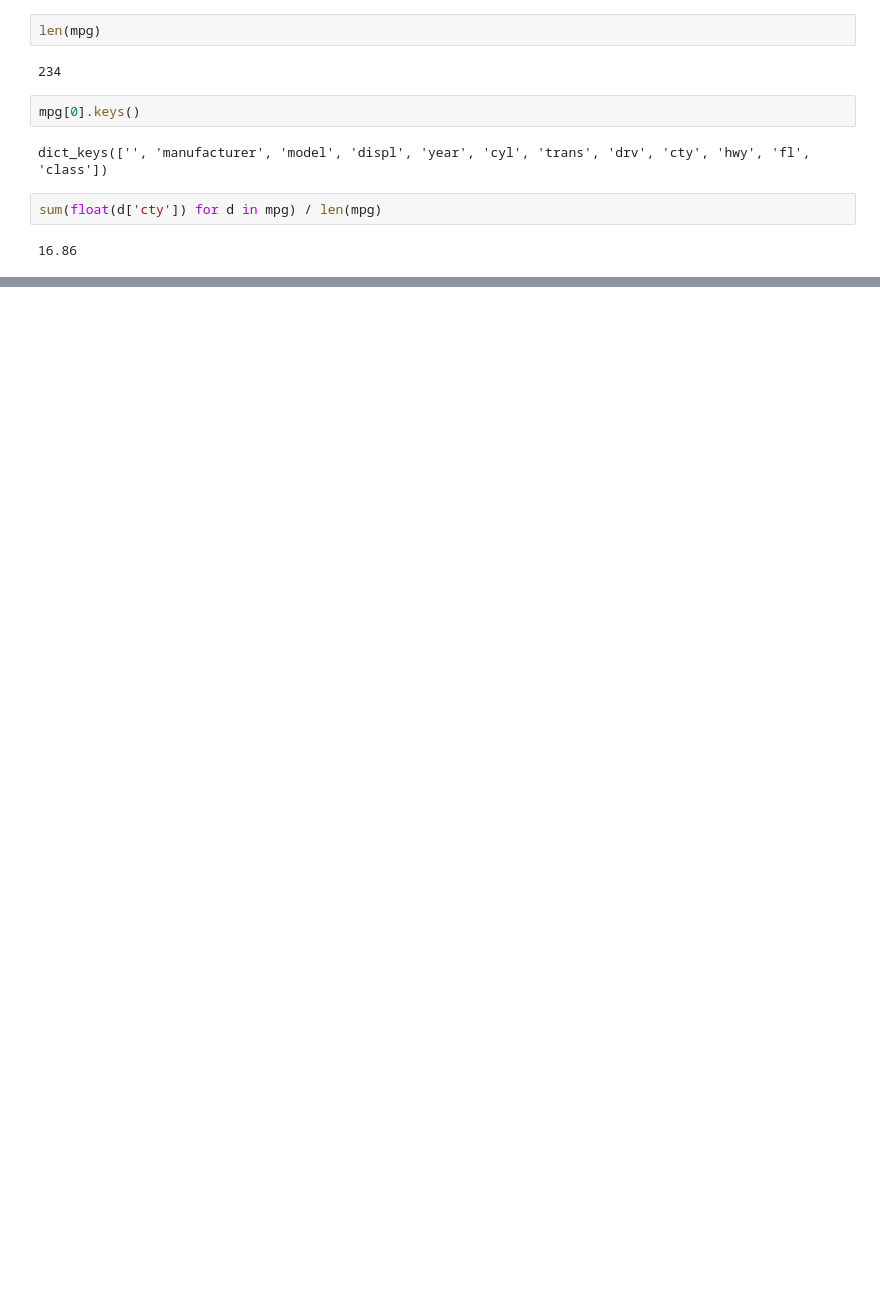
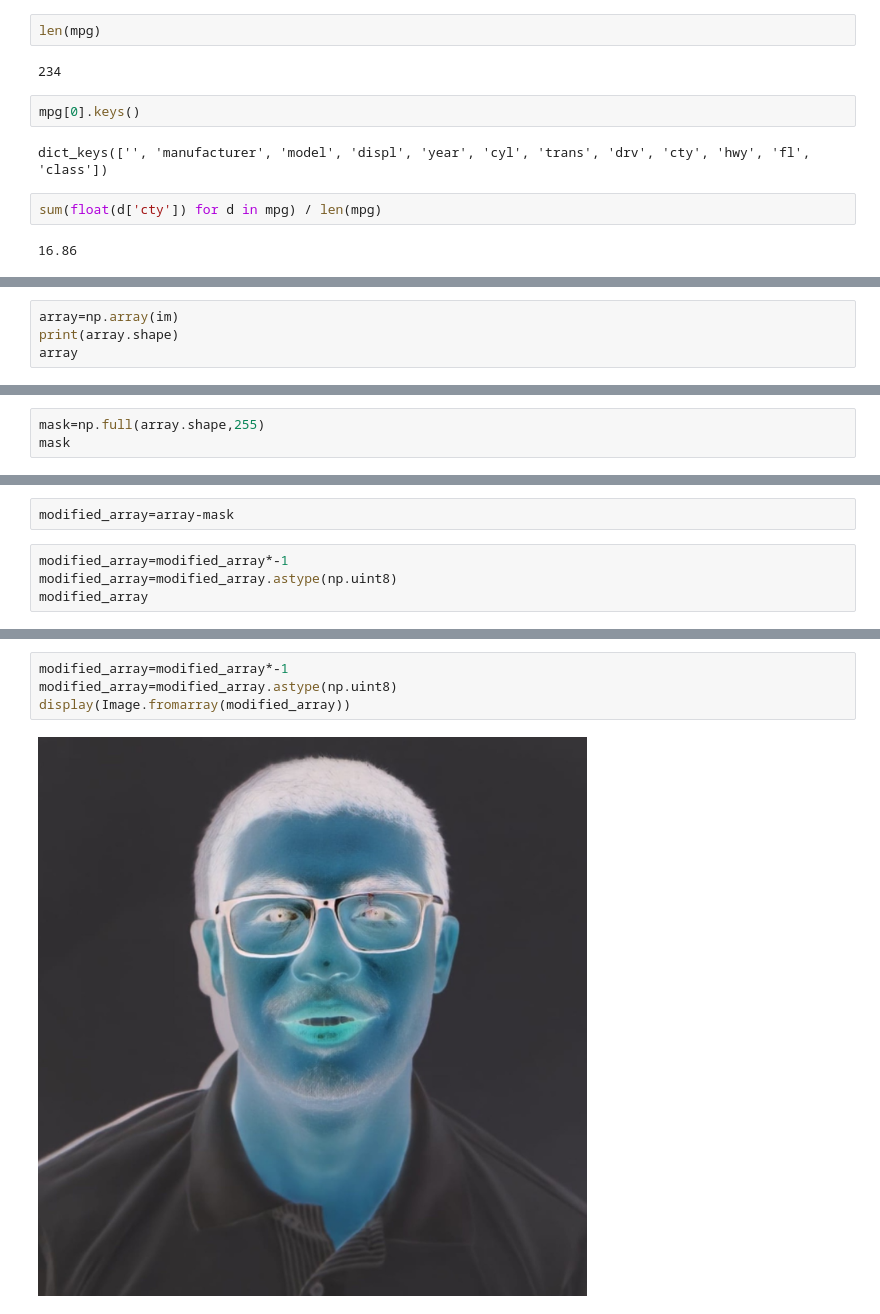
Before and after one commit to mrioshe/AppliedDataScienceWithPython, a Jupyter notebook: IntroductionToDataScienceInPython/week1_fundamentalsOfDataManipulationWithPython/week1_fundamentalsOfDataManipulation2.ipynb, the cells around one changed output, grey strips where cells are left out. Drawn from its saved outputs; the diff is of its cells as text; blank space fills up the shorter version.

```diff
--- a/IntroductionToDataScienceInPython/week1_fundamentalsOfDataManipulationWithPython/week1_fundamentalsOfDataManipulation2.ipynb
+++ b/IntroductionToDataScienceInPython/week1_fundamentalsOfDataManipulationWithPython/week1_fundamentalsOfDataManipulation2.ipynb
@@ -281,0 +700,4 @@ sum(float(d['cty']) for d in mpg) / len(mpg)
+# %%
+array=np.array(im)
+print(array.shape)
+array
@@ -281,0 +723,3 @@ sum(float(d['cty']) for d in mpg) / len(mpg)
+# %%
+mask=np.full(array.shape,255)
+mask
@@ -281,0 +744,6 @@ sum(float(d['cty']) for d in mpg) / len(mpg)
+# %%
+modified_array=array-mask
+# %%
+modified_array=modified_array*-1
+modified_array=modified_array.astype(np.uint8)
+modified_array
@@ -281,0 +768,6 @@ sum(float(d['cty']) for d in mpg) / len(mpg)
+# %%
+modified_array=modified_array*-1
+modified_array=modified_array.astype(np.uint8)
+display(Image.fromarray(modified_array))
+# %% [output]
+[figure, added]
```
Also changed, not shown: parts of 84 cells of this notebook.
